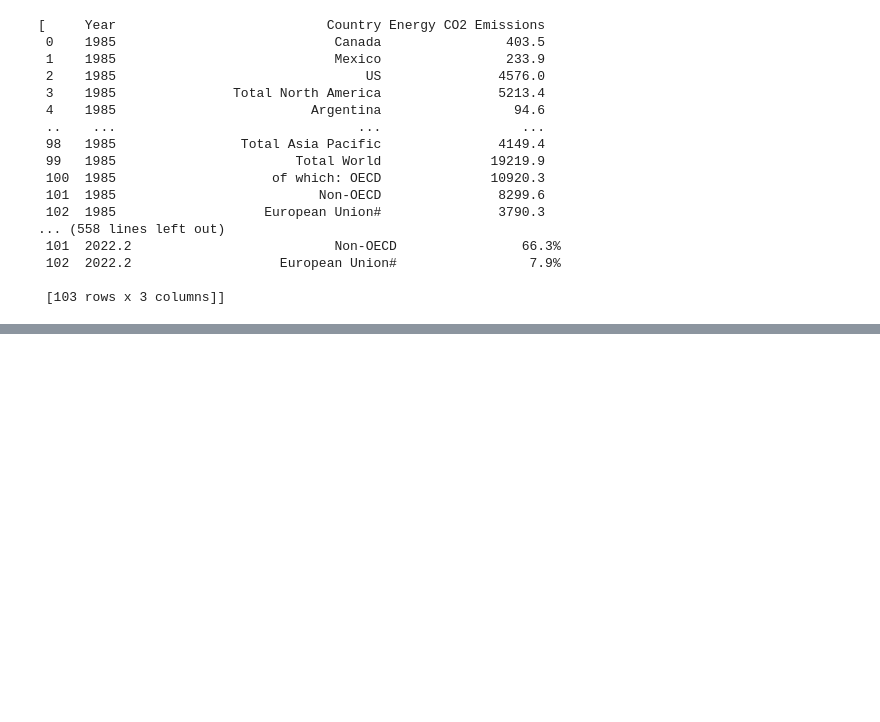
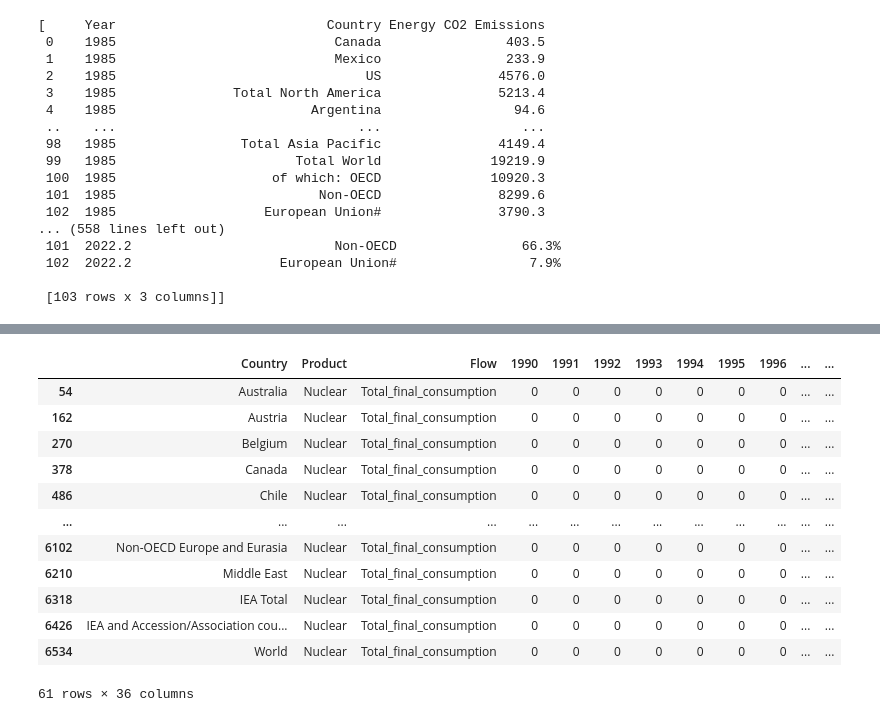
Before and after one commit to maddiebowman/Global_Climate_Change_Trends, a Jupyter notebook: GlobalClimateTrends.ipynb, the cells around one changed output, grey strips where cells are left out. Saved outputs shown, nothing was run; the diff lists cells and outputs as text; code cells hidden in the pictures; blank space fills up the shorter version.

```diff
--- a/GlobalClimateTrends.ipynb
+++ b/GlobalClimateTrends.ipynb
@@ -83,0 +105,3 @@ merged_df.to_csv(ece_output_file_path, index=False, header=True)
+# %%
+World_data_df = pd.DataFrame(World_Data_df)
+World_data_df.head()
@@ -83,0 +116,17 @@ merged_df.to_csv(ece_output_file_path, index=False, header=True)
+# %%
+Total_consumption_Nuclear = World_data_df[(World_data_df["Flow"] == "Total_final_consumption") & (World_data_df["Product"] == "Nuclear")]
+Total_consumption_Nuclear
+# %% [output]
+|  | Country | Product | Flow | 1990 | 1991 | 1992 | 1993 | 1994 | 1995 | 1996 | ... | ... |
+| 54 | Australia | Nuclear | Total_final_consumption | 0 | 0 | 0 | 0 | 0 | 0 | 0 | ... | ... |
+| 162 | Austria | Nuclear | Total_final_consumption | 0 | 0 | 0 | 0 | 0 | 0 | 0 | ... | ... |
+| 270 | Belgium | Nuclear | Total_final_consumption | 0 | 0 | 0 | 0 | 0 | 0 | 0 | ... | ... |
+| 378 | Canada | Nuclear | Total_final_consumption | 0 | 0 | 0 | 0 | 0 | 0 | 0 | ... | ... |
+| 486 | Chile | Nuclear | Total_final_consumption | 0 | 0 | 0 | 0 | 0 | 0 | 0 | ... | ... |
+| ... | ... | ... | ... | ... | ... | ... | ... | ... | ... | ... | ... | ... |
+| 6102 | Non-OECD Europe and Eurasia | Nuclear | Total_final_consumption | 0 | 0 | 0 | 0 | 0 | 0 | 0 | ... | ... |
+| 6210 | Middle East | Nuclear | Total_final_consumption | 0 | 0 | 0 | 0 | 0 | 0 | 0 | ... | ... |
+| 6318 | IEA Total | Nuclear | Total_final_consumption | 0 | 0 | 0 | 0 | 0 | 0 | 0 | ... | ... |
+| 6426 | IEA and Accession/Association cou... | Nuclear | Total_final_consumption | 0 | 0 | 0 | 0 | 0 | 0 | 0 | ... | ... |
+| 6534 | World | Nuclear | Total_final_consumption | 0 | 0 | 0 | 0 | 0 | 0 | 0 | ... | ... |
+61 rows × 36 columns
```
Also changed, not shown: parts of 6 cells of this notebook.
